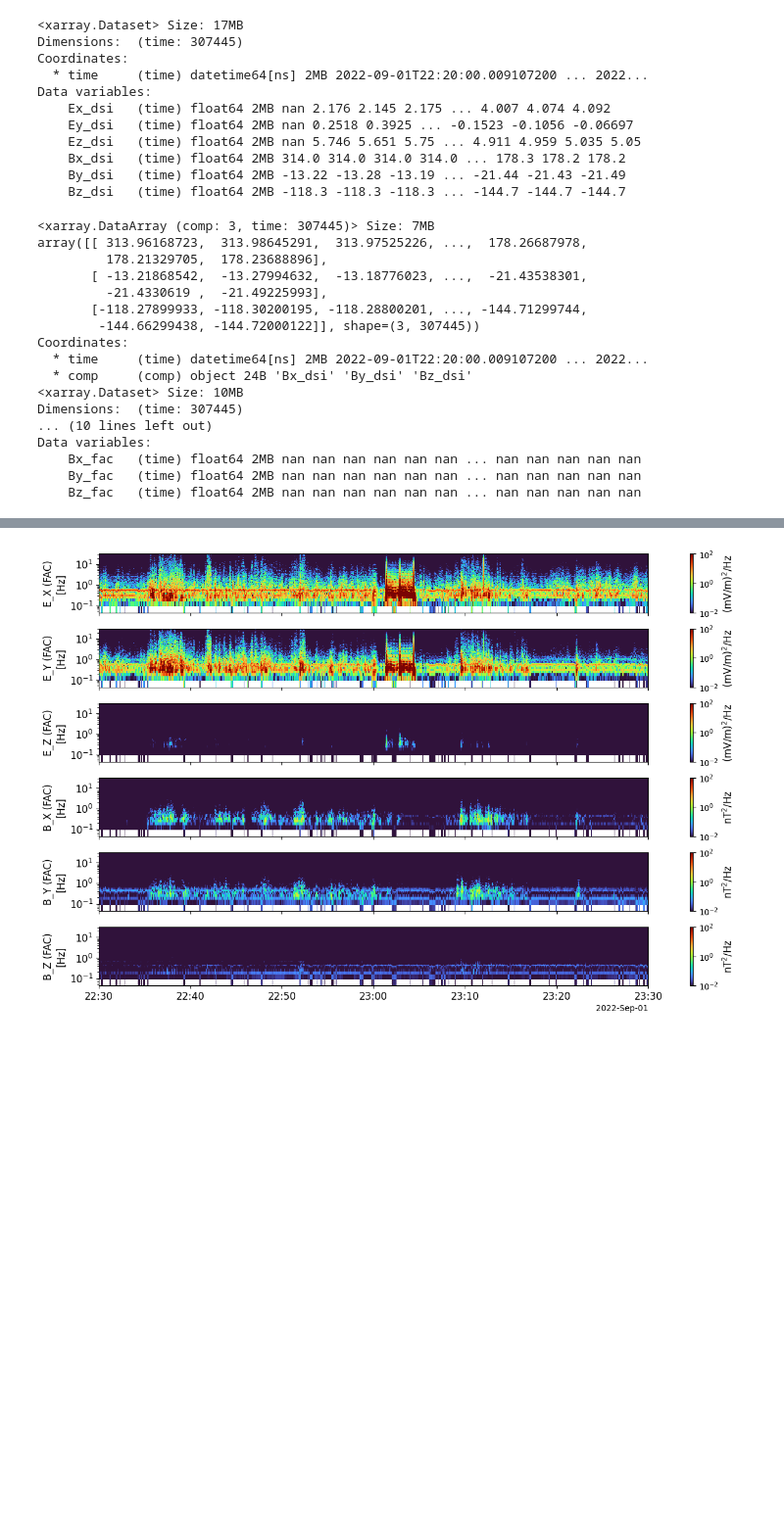
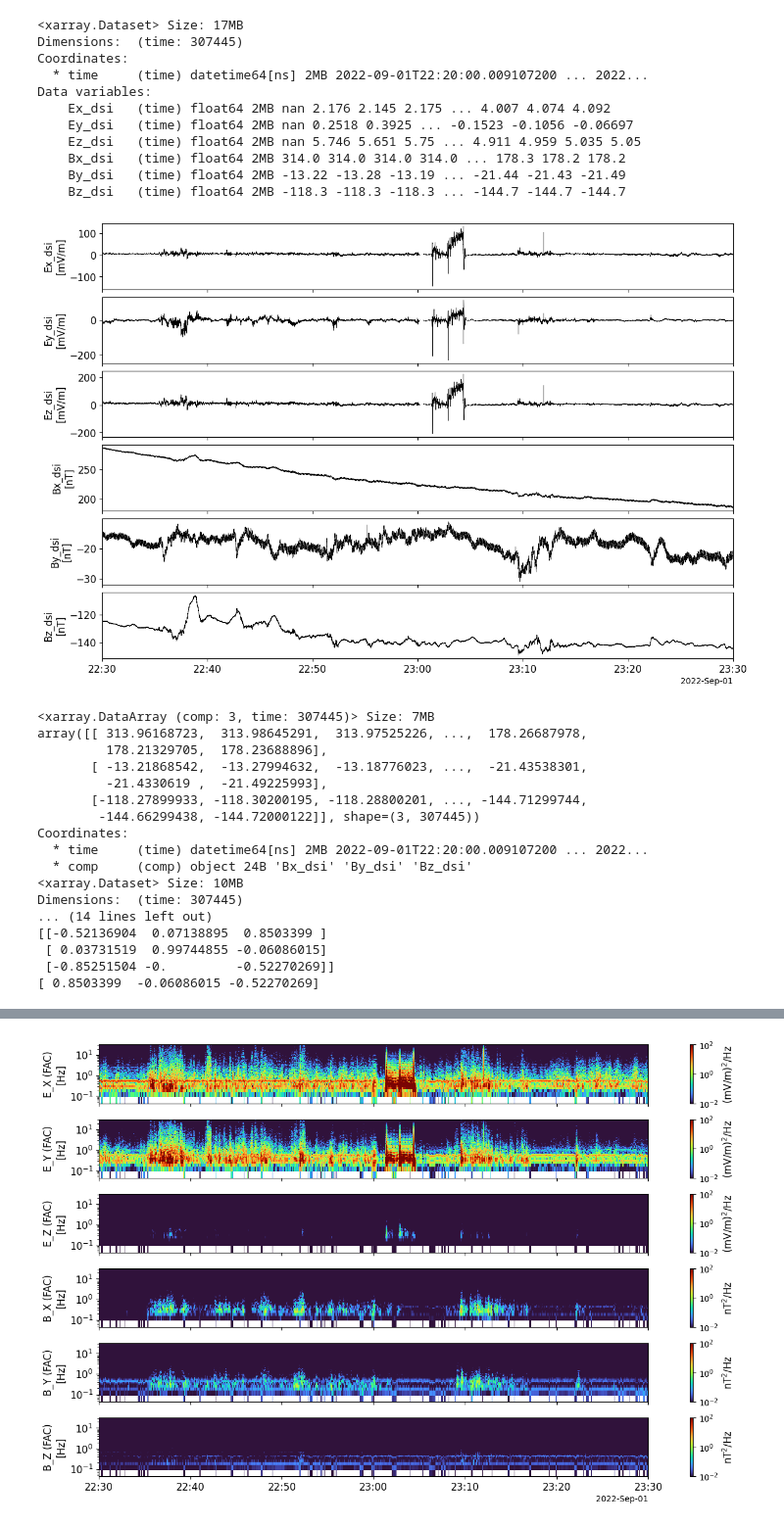
Before and after one commit to santanka/observation_workspace, a Jupyter notebook: KAW_observation/ERG_BE_dispersion_relation.ipynb, the cells around one changed output, grey strips where cells are left out. Shown at 98% size. Cells and saved outputs as stored; diff of their text form; code cells hidden in the pictures; blank space fills up the shorter version.

```diff
--- a/KAW_observation/ERG_BE_dispersion_relation.ipynb
+++ b/KAW_observation/ERG_BE_dispersion_relation.ipynb
@@ -137,6 +137,27 @@ Data variables:
     Bx_dsi   (time) float64 2MB 314.0 314.0 314.0 314.0 ... 178.3 178.2 178.2
     By_dsi   (time) float64 2MB -13.22 -13.28 -13.19 ... -21.44 -21.43 -21.49
     Bz_dsi   (time) float64 2MB -118.3 -118.3 -118.3 ... -144.7 -144.7 -144.7
+# %%
+import pytplot as pt
+
+# ---- xarray → tplot へ格納 ----------------------------
+for var in ['Ex_dsi', 'Ey_dsi', 'Ez_dsi', 'Bx_dsi', 'By_dsi', 'Bz_dsi']:
+    pt.store_data(
+        var,
+        data={'x': ds['time'].values, 'y': ds[var].values},
+    )
+    pt.options(var, 'ytitle', var)        # ラベル
+
+pt.options(['Ex_dsi', 'Ey_dsi', 'Ez_dsi'], 'ysubtitle', '[mV/m]')
+pt.options(['Bx_dsi', 'By_dsi', 'Bz_dsi'], 'ysubtitle', '[nT]')
+
+# ---- プロット -----------------------------------------
+# 電場 3 成分 + 磁場 3 成分を上下 2 パネルに分けて描画
+pt.tplot([
+    'Ex_dsi', 'Ey_dsi', 'Ez_dsi', 'Bx_dsi', 'By_dsi', 'Bz_dsi'
+])
+# %% [output]
+[figure, added]
 # %%
 import xarray as xr
 import numpy as np
@@ -168,7 +189,7 @@ def dsi_to_fac(ds: xr.Dataset, window_sec: float = 100.0) -> xr.Dataset:
 
     # --- 2. FAC 基底ベクトル -----------------------------------------
     z0 = np.array([0.0, 0.0, 1.0])
-    e2 = np.cross(B_avg, z0)                                              # ⟂B & ⟂z
+    e2 = np.cross(z0, B_avg)                                              # ⟂B & ⟂z
     # z0 // B のとき e2≈0 → 代わりに x軸とクロスする等の処理を追加しても良い
     e1 = np.cross(e2, B_avg)
     e3 = B_avg
@@ -199,14 +220,17 @@ def dsi_to_fac(ds: xr.Dataset, window_sec: float = 100.0) -> xr.Dataset:
         (('time'), B_fac[:, k]) for k in range(3)]
 
     # attrs など必要ならここで設定
-    return ds_out
+    return ds_out, R, e3_hat
 
 
 # ---------- 使い方 -------------------------------------------------------
-ds_fac = dsi_to_fac(ds)
+ds_fac, Rotation_tensor, e3_hat = dsi_to_fac(ds)
 
 print(ds_fac[['Ex_fac', 'Ey_fac', 'Ez_fac']])
 print(ds_fac[['Bx_fac', 'By_fac', 'Bz_fac']])
+
+print(Rotation_tensor[150000, :, :])
+print(e3_hat[150000, :])
 # %% [output]
 <xarray.DataArray (comp: 3, time: 307445)> Size: 7MB
 array([[ 313.96168723,  313.98645291,  313.97525226, ...,  178.26687978,
@@ -220,8 +244,8 @@ Coordinates:
   * comp     (comp) object 24B 'Bx_dsi' 'By_dsi' 'Bz_dsi'
 <xarray.Dataset> Size: 10MB
 Dimensions:  (time: 307445)
-... (10 lines left out)
-Data variables:
-    Bx_fac   (time) float64 2MB nan nan nan nan nan nan ... nan nan nan nan nan
-    By_fac   (time) float64 2MB nan nan nan nan nan nan ... nan nan nan nan nan
-    Bz_fac   (time) float64 2MB nan nan nan nan nan nan ... nan nan nan nan nan
+... (14 lines left out)
+[[-0.52136904  0.07138895  0.8503399 ]
+ [ 0.03731519  0.99744855 -0.06086015]
+ [-0.85251504 -0.         -0.52270269]]
+[ 0.8503399  -0.06086015 -0.52270269]
```
Also changed, not shown: parts of 9 cells of this notebook, 5 other files.
